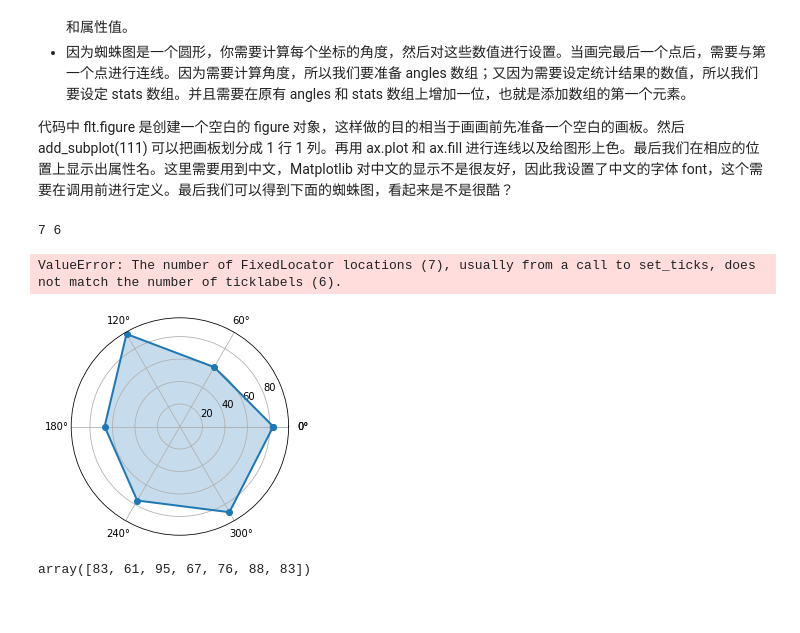
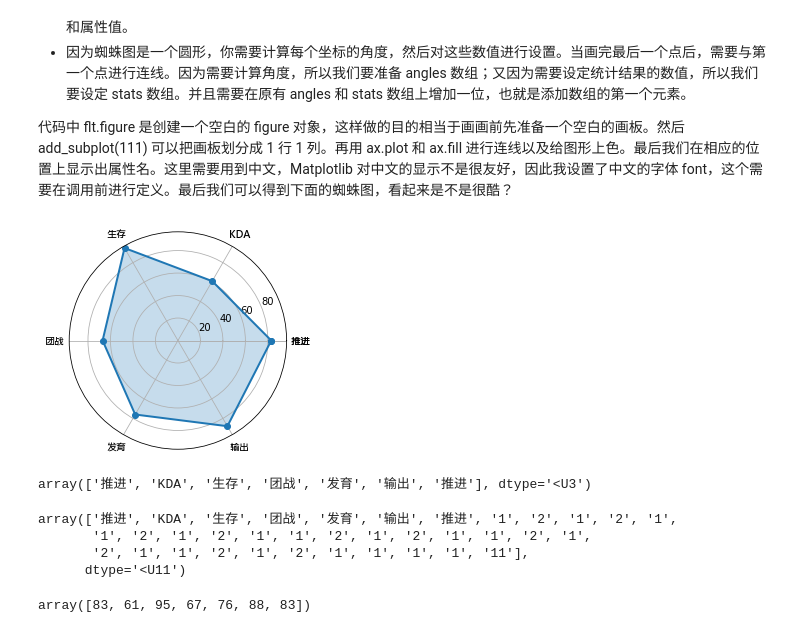
Before and after one commit to YoyoHuang1991/Python005-01, a Jupyter notebook: data_analytics/15一次學會Python數據可視化的十種技能.ipynb, the cells around one changed output. Cells and saved outputs as stored; diff of their text form; code cells hidden in the pictures.

```diff
--- a/data_analytics/15一次學會Python數據可視化的十種技能.ipynb
+++ b/data_analytics/15一次學會Python數據可視化的十種技能.ipynb
@@ -203,37 +203,43 @@ plt.show()
 # %%
 import numpy as np
 import matplotlib.pyplot as plt
 import seaborn as sns
 from matplotlib.font_manager import FontProperties
 # 数据准备
 labels=np.array([u"推进","KDA",u"生存",u"团战",u"发育",u"输出"])
 stats=[83, 61, 95, 67, 76, 88]
 
 # 画图数据准备，角度、状态值
 angles=np.linspace(0, 2*np.pi, len(labels), endpoint=False)
+
+labels=np.concatenate((labels,[labels[0]]))  #連環，類似list.extend()的功能，增加list在後面
 stats=np.concatenate((stats,[stats[0]]))
 angles=np.concatenate((angles,[angles[0]]))
 
 # 用Matplotlib画蜘蛛图
 fig = plt.figure()
 ax = fig.add_subplot(111, polar=True)
 ax.plot(angles, stats, 'o-', linewidth=2)
 ax.fill(angles, stats, alpha=0.25)   #畫線條內顏色
 
-print(len(angles), len(labels))
 # # 设置中文字体
 font = FontProperties(fname=r"C:\Windows\Fonts\msjhbd.ttc")
 ax.set_thetagrids(angles * 180/np.pi, labels, FontProperties=font)
-# # #報錯，值有六個，但labels只抓到五個，沒抓照第一個"推進"
-# plt.show()
+plt.show()
 # %% [output]
-7 6
-ValueError: The number of FixedLocator locations (7), usually from a call to set_ticks, does not match the number of ticklabels (6).
-[figure, old version]
+[figure, new version]
 # %%
-help(ax.set_thetagrids)
+labels
+# %% [output]
+array(['推进', 'KDA', '生存', '团战', '发育', '输出', '推进'], dtype='<U3')
 # %%
-dir(ax)
+labels1=np.concatenate((labels1,[11,]))
+labels1
+# %% [output]
+array(['推进', 'KDA', '生存', '团战', '发育', '输出', '推进', '1', '2', '1', '2', '1',
+       '1', '2', '1', '2', '1', '1', '2', '1', '2', '1', '1', '2', '1',
+       '2', '1', '1', '2', '1', '2', '1', '1', '1', '1', '11'],
+      dtype='<U11')
 # %%
 a = ax.get_axes_locator()
 # %%
```
